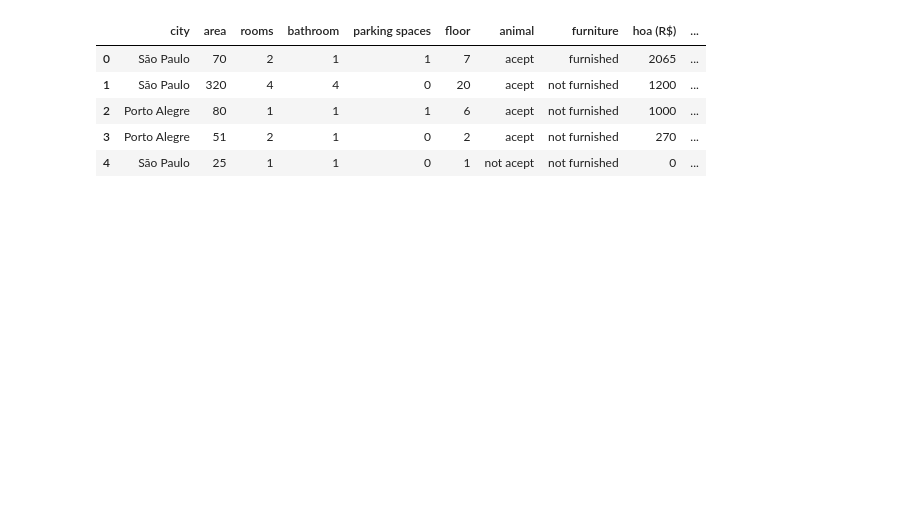
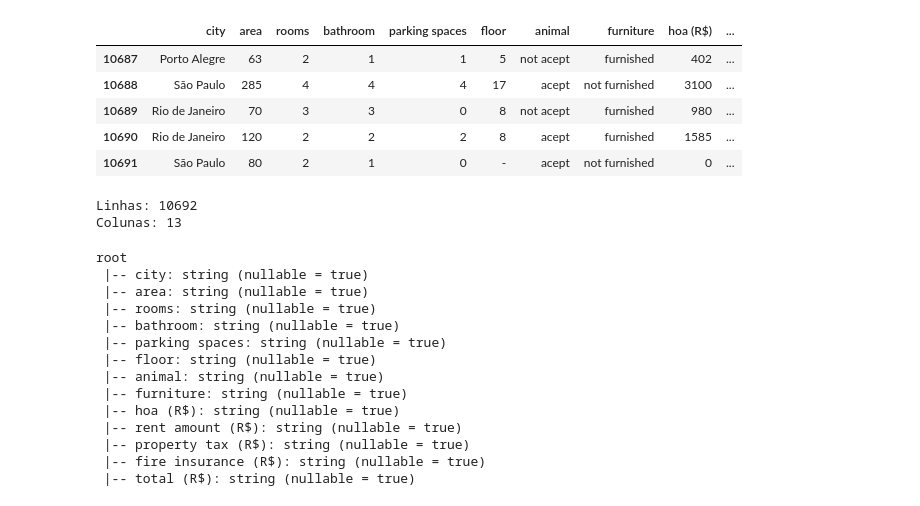
Before and after one commit to alves05/Analise_Previsao_Aluguel_Brasil, a Jupyter notebook: Analise_Previsao_Aluguel_Brasil.ipynb, the cells around one changed output. Saved outputs shown, nothing was run; the diff lists cells and outputs as text; code cells hidden in the pictures; blank space fills up the shorter version.

Commit message:
Transformação dos dados

```diff
--- a/Analise_Previsao_Aluguel_Brasil.ipynb
+++ b/Analise_Previsao_Aluguel_Brasil.ipynb
@@ -1,4 +12,4 @@
 # %%
-df = spark.read.csv('./dados/houses_to_rent_v2.csv', header=True, inferSchema=False)
-df = df.toPandas()
-df.show(5)
+# Carregando base de dados usando Spark
+base = './dados/houses_to_rent_v2.csv'
+df = spark.read.csv(base, header=True, inferSchema=False)
@@ -5,2 +38,3 @@ df.show(5)
 # %%
-df = df.toPandas()
+# visualizando as primeiras linhas
+df.toPandas().head()
@@ -6,0 +48,10 @@ df = df.toPandas()
+# %%
+# visualizando as últimas linhas
+df.toPandas().tail()
+# %% [output]
+|  | city | area | rooms | bathroom | parking spaces | floor | animal | furniture | hoa (R$) | ... |
+| 10687 | Porto Alegre | 63 | 2 | 1 | 1 | 5 | not acept | furnished | 402 | ... |
+| 10688 | São Paulo | 285 | 4 | 4 | 4 | 17 | acept | not furnished | 3100 | ... |
+| 10689 | Rio de Janeiro | 70 | 3 | 3 | 0 | 8 | not acept | furnished | 980 | ... |
+| 10690 | Rio de Janeiro | 120 | 2 | 2 | 2 | 8 | acept | furnished | 1585 | ... |
+| 10691 | São Paulo | 80 | 2 | 1 | 0 | - | acept | not furnished | 0 | ... |
@@ -7,9 +63,24 @@ df = df.toPandas()
+# %%
+# Dimensão do dataframe
+dimensao(df)
+# %% [output]
+Linhas: 10692
+Colunas: 13
 # %%
-df.head(5)
+# Informações dos dados do dataset
+df.printSchema()
 # %% [output]
-|  | city | area | rooms | bathroom | parking spaces | floor | animal | furniture | hoa (R$) | ... |
-| 0 | São Paulo | 70 | 2 | 1 | 1 | 7 | acept | furnished | 2065 | ... |
-| 1 | São Paulo | 320 | 4 | 4 | 0 | 20 | acept | not furnished | 1200 | ... |
-| 2 | Porto Alegre | 80 | 1 | 1 | 1 | 6 | acept | not furnished | 1000 | ... |
-| 3 | Porto Alegre | 51 | 2 | 1 | 0 | 2 | acept | not furnished | 270 | ... |
-| 4 | São Paulo | 25 | 1 | 1 | 0 | 1 | not acept | not furnished | 0 | ... |
+root
+ |-- city: string (nullable = true)
+ |-- area: string (nullable = true)
+ |-- rooms: string (nullable = true)
+ |-- bathroom: string (nullable = true)
+ |-- parking spaces: string (nullable = true)
+ |-- floor: string (nullable = true)
+ |-- animal: string (nullable = true)
+ |-- furniture: string (nullable = true)
+ |-- hoa (R$): string (nullable = true)
+ |-- rent amount (R$): string (nullable = true)
+ |-- property tax (R$): string (nullable = true)
+ |-- fire insurance (R$): string (nullable = true)
+ |-- total (R$): string (nullable = true)
```
Also changed, not shown: parts of 37 cells of this notebook, 1 other file.
